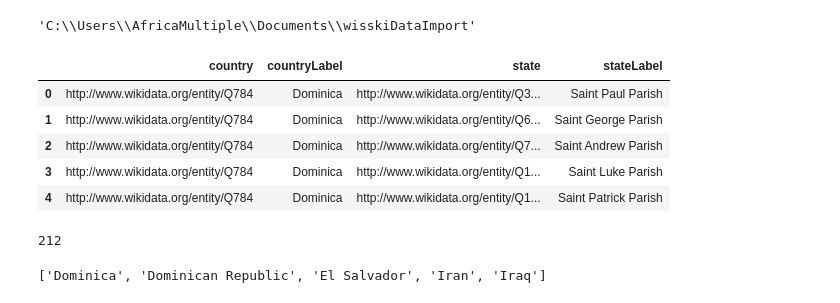
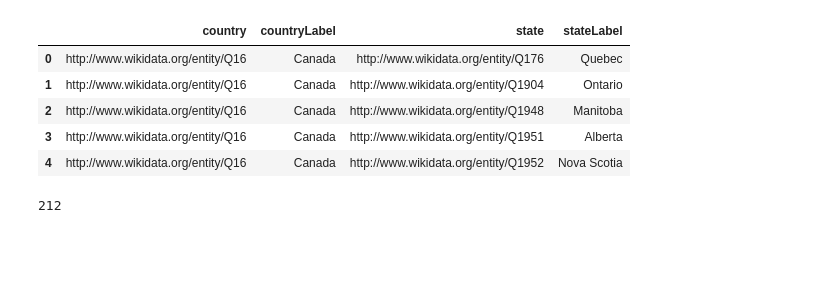
Before and after one commit to AM-Digital-Research-Environment/WissKICV, a Jupyter notebook: vocabs/GeoLoc.ipynb, the cells around one changed output. Drawn from its saved outputs; the diff is of its cells as text; code cells hidden in the pictures; blank space fills up the shorter version.

```diff
--- a/vocabs/GeoLoc.ipynb
+++ b/vocabs/GeoLoc.ipynb
@@ -1,9 +1,3 @@
-# %%
-import os
-os.chdir("C:\\Users\\AfricaMultiple\\Documents\\wisskiDataImport")
-os.getcwd()
-# %% [output]
-'C:\\Users\\AfricaMultiple\\Documents\\wisskiDataImport'
 # %%
 from wisski.api import Api, Pathbuilder, Entity
 import pandas as pd
@@ -17,11 +10,11 @@ api.pathbuilders = ['amo_ecrm__v01_dev_pb']
 # %%
-restype = pd.read_excel(r"C:\Users\AfricaMultiple\Filr\Net Folders\Group\ug_amds\20 WissKI\WissKI_89\geoloc_query_results.xlsx")
-restype.head()
+geoloc = pd.read_csv(r"GeoQuery.csv")
+geoloc.head()
 # %% [output]
 |  | country | countryLabel | state | stateLabel |
-| 0 | http://www.wikidata.org/entity/Q784 | Dominica | http://www.wikidata.org/entity/Q3... | Saint Paul Parish |
-| 1 | http://www.wikidata.org/entity/Q784 | Dominica | http://www.wikidata.org/entity/Q6... | Saint George Parish |
-| 2 | http://www.wikidata.org/entity/Q784 | Dominica | http://www.wikidata.org/entity/Q7... | Saint Andrew Parish |
-| 3 | http://www.wikidata.org/entity/Q784 | Dominica | http://www.wikidata.org/entity/Q1... | Saint Luke Parish |
-| 4 | http://www.wikidata.org/entity/Q784 | Dominica | http://www.wikidata.org/entity/Q1... | Saint Patrick Parish |
+| 0 | http://www.wikidata.org/entity/Q16 | Canada | http://www.wikidata.org/entity/Q176 | Quebec |
+| 1 | http://www.wikidata.org/entity/Q16 | Canada | http://www.wikidata.org/entity/Q1904 | Ontario |
+| 2 | http://www.wikidata.org/entity/Q16 | Canada | http://www.wikidata.org/entity/Q1948 | Manitoba |
+| 3 | http://www.wikidata.org/entity/Q16 | Canada | http://www.wikidata.org/entity/Q1951 | Alberta |
+| 4 | http://www.wikidata.org/entity/Q16 | Canada | http://www.wikidata.org/entity/Q1952 | Nova Scotia |
 # %%
@@ -34,4 +24,0 @@ country = country.iloc[:5,:]
-# %%
-list(country.countryLabel)
-# %% [output]
-['Dominica', 'Dominican Republic', 'El Salvador', 'Iran', 'Iraq']
```
Also changed, not shown: parts of 7 cells of this notebook, 8 other files.
